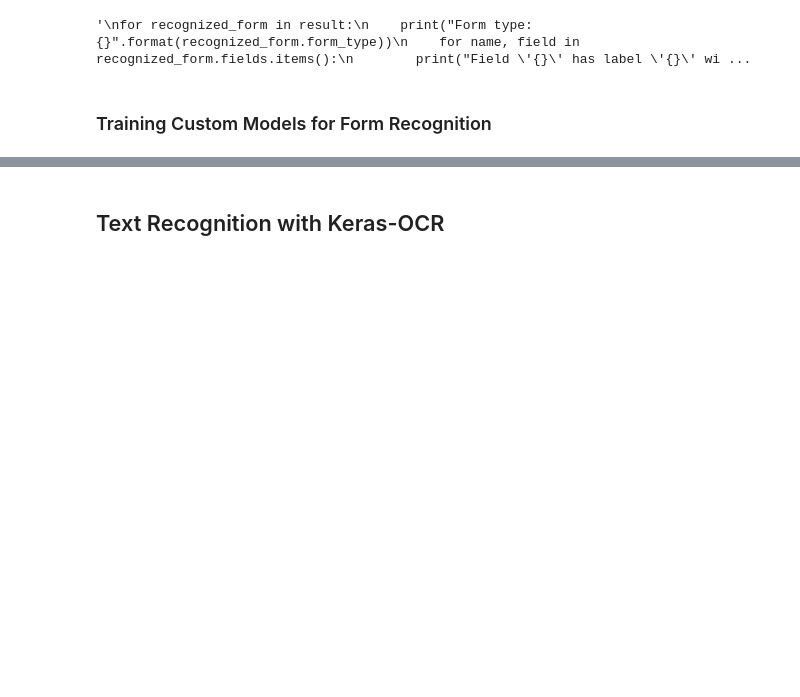
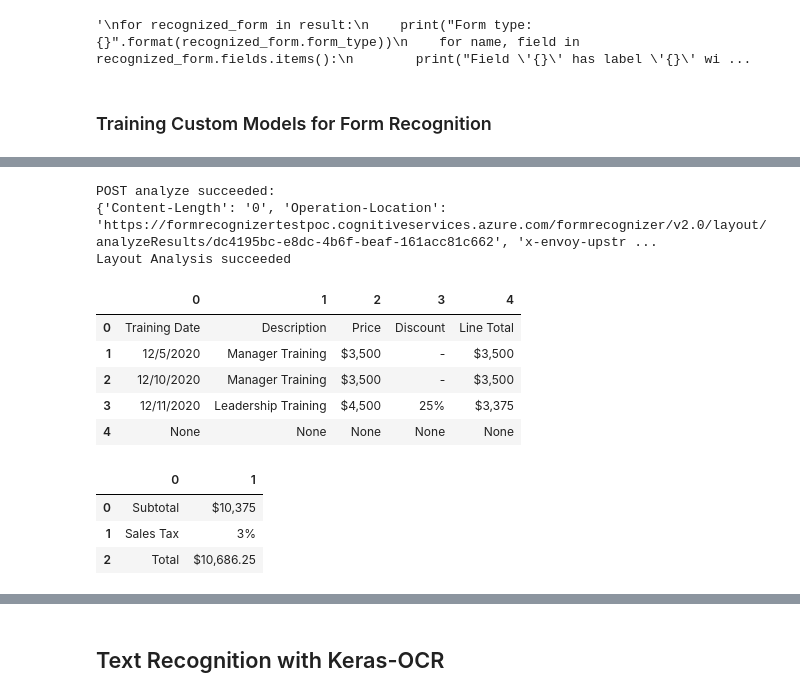
Before and after one commit to rndpoc/ocrplusplus, a Jupyter notebook: other-ocr.ipynb, the cells around one changed output, grey strips where cells are left out. Saved outputs shown, nothing was run; the diff lists cells and outputs as text; code cells hidden in the pictures; blank space fills up the shorter version.

Commit message:
adding Azure Async REST Analyze API

```diff
--- a/other-ocr.ipynb
+++ b/other-ocr.ipynb
@@ -259,7 +259,8 @@ from azure.ai.formrecognizer import FormRecognizerClient
 from azure.core.credentials import AzureKeyCredential
 
 endpoint = "https://formrecognizertestpoc.cognitiveservices.azure.com/"
-credential = AzureKeyCredential("120f1740967945909ec98a6cc2e3e357")
+key = 'xxxxxxxxxxxx'
+credential = AzureKeyCredential(key)
 
 form_recognizer_client = FormRecognizerClient(endpoint, credential)
 model_id = "test"
@@ -407,0 +614,19 @@ Page has width: 1280.0 and height: 720.0, measured with unit: pixel
+# %%
+resp_json = get_analyze_response(r"pdfs/Invoice-6.pdf")
+# %% [output]
+POST analyze succeeded:
+{'Content-Length': '0', 'Operation-Location': 'https://formrecognizertestpoc.cognitiveservices.azure.com/formrecognizer/v2.0/layout/analyzeResults/dc4195bc-e8dc-4b6f-beaf-161acc81c662', 'x-envoy-upstr ...
+Layout Analysis succeeded
+# %%
+extract_tables(resp_json)
+# %% [output]
+|  | 0 | 1 | 2 | 3 | 4 |
+| 0 | Training Date | Description | Price | Discount | Line Total |
+| 1 | 12/5/2020 | Manager Training | $3,500 | - | $3,500 |
+| 2 | 12/10/2020 | Manager Training | $3,500 | - | $3,500 |
+| 3 | 12/11/2020 | Leadership Training | $4,500 | 25% | $3,375 |
+| 4 | None | None | None | None | None |
+|  | 0 | 1 |
+| 0 | Subtotal | $10,375 |
+| 1 | Sales Tax | 3% |
+| 2 | Total | $10,686.25 |
```
Also changed, not shown: parts of 12 cells of this notebook, 11 other files.
